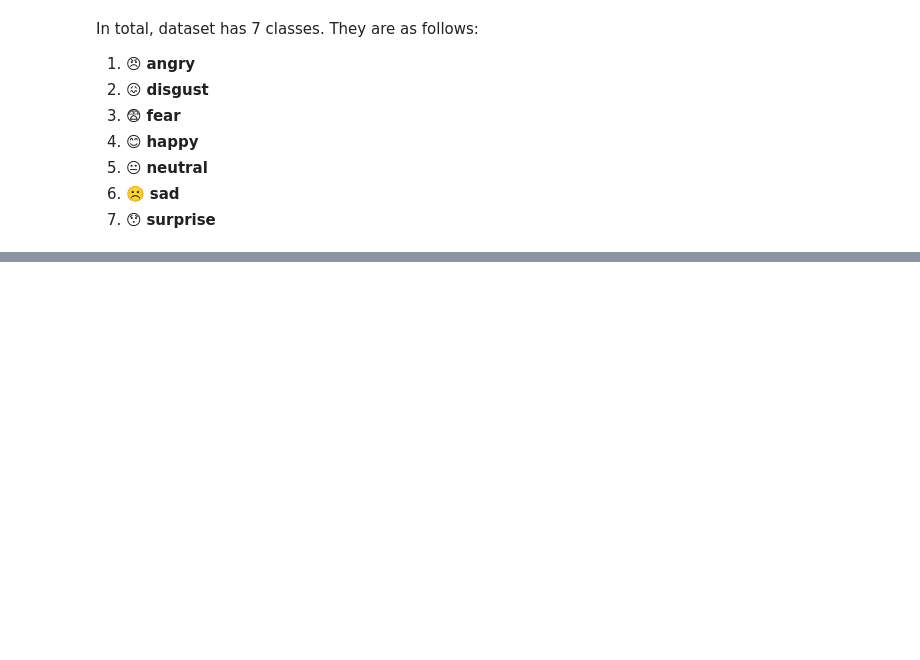
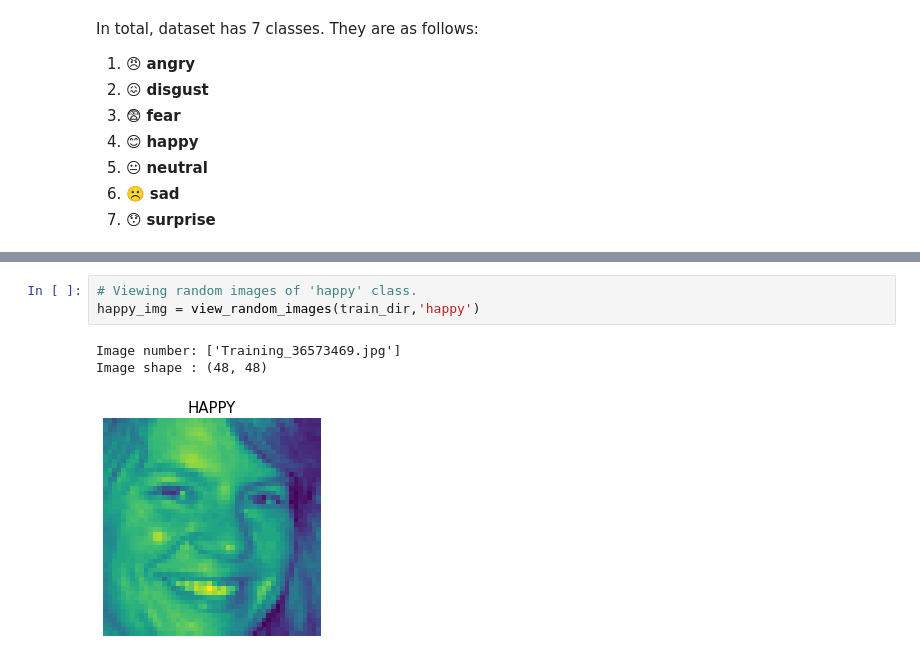
Before and after one commit to Arka1212/Live-Class-Monitoring-System-Face-Emotion-Recognition, a Jupyter notebook: Live_Class_Monitoring_System_(Face_Emotion_Recognition).ipynb, the cells around one changed output, grey strips where cells are left out. Saved outputs shown, nothing was run; the diff lists cells and outputs as text; blank space fills up the shorter version.

```diff
--- a/Live_Class_Monitoring_System_(Face_Emotion_Recognition).ipynb
+++ b/Live_Class_Monitoring_System_(Face_Emotion_Recognition).ipynb
@@ -108,0 +158,7 @@ In total, dataset has 7 classes. They are as follows:
+# %%
+# Viewing random images of 'happy' class.
+happy_img = view_random_images(train_dir,'happy')
+# %% [output]
+Image number: ['Training_36573469.jpg']
+Image shape : (48, 48)
+[figure, added]
```
Also changed, not shown: parts of 10 cells of this notebook.
